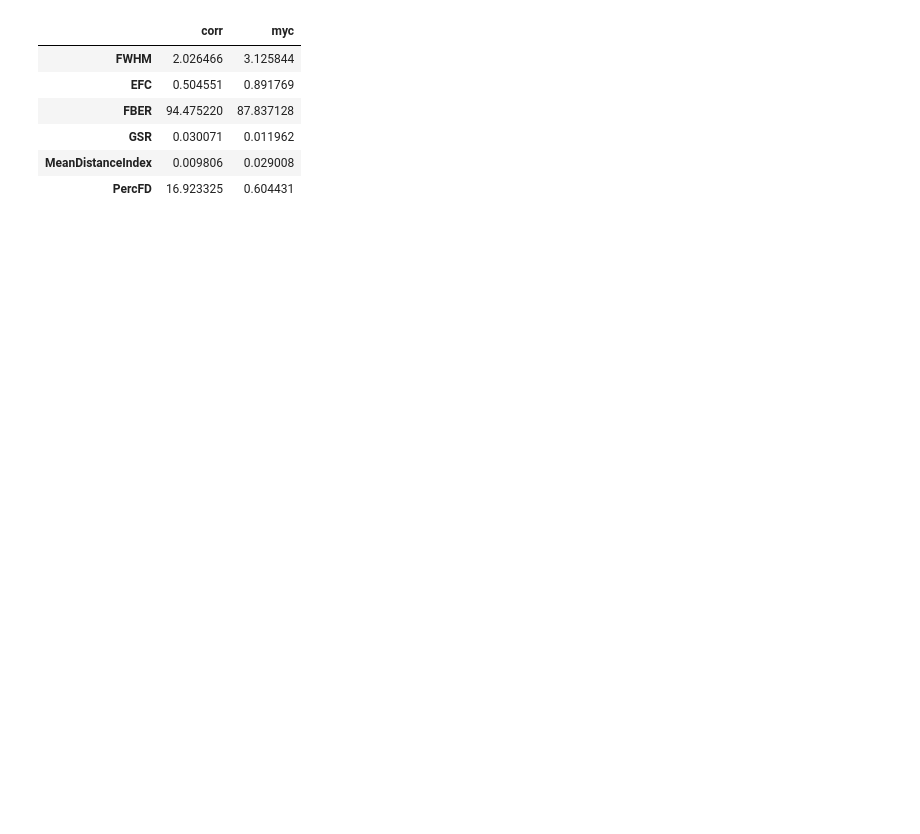
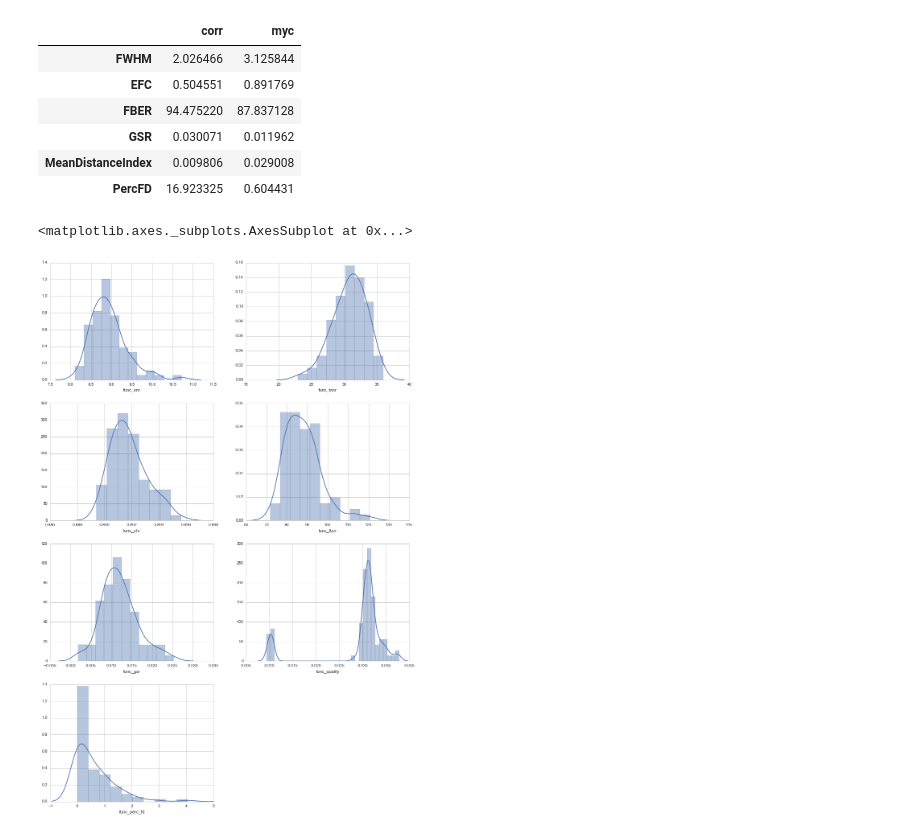
Before and after one commit to poldrack/myconnectome, a Jupyter notebook: quality_assurance/QA_summary_func.ipynb, the cells around one changed output. Saved outputs shown, nothing was run; the diff lists cells and outputs as text; code cells hidden in the pictures; blank space fills up the shorter version.

```diff
--- a/quality_assurance/QA_summary_func.ipynb
+++ b/quality_assurance/QA_summary_func.ipynb
@@ -167,3 +175,22 @@ meandata
 | GSR | 0.030071 | 0.011962 |
 | MeanDistanceIndex | 0.009806 | 0.029008 |
 | PercFD | 16.923325 | 0.604431 |
+# %%
+fig=plt.figure(figsize=(16,24))
+fig.add_subplot(421)
+sns.distplot(myc.func_snr)
+fig.add_subplot(422)
+sns.distplot(myc.func_tsnr)
+fig.add_subplot(423)
+sns.distplot(myc.func_efc)
+fig.add_subplot(424)
+sns.distplot(myc.func_fber)
+fig.add_subplot(425)
+sns.distplot(myc.func_gsr)
+fig.add_subplot(426)
+sns.distplot(myc.func_quality)
+fig.add_subplot(427)
+sns.distplot(myc.func_perc_fd)
+# %% [output]
+<matplotlib.axes._subplots.AxesSubplot at 0x...>
+[figure, added]
```
Also changed, not shown: parts of 3 cells of this notebook.
